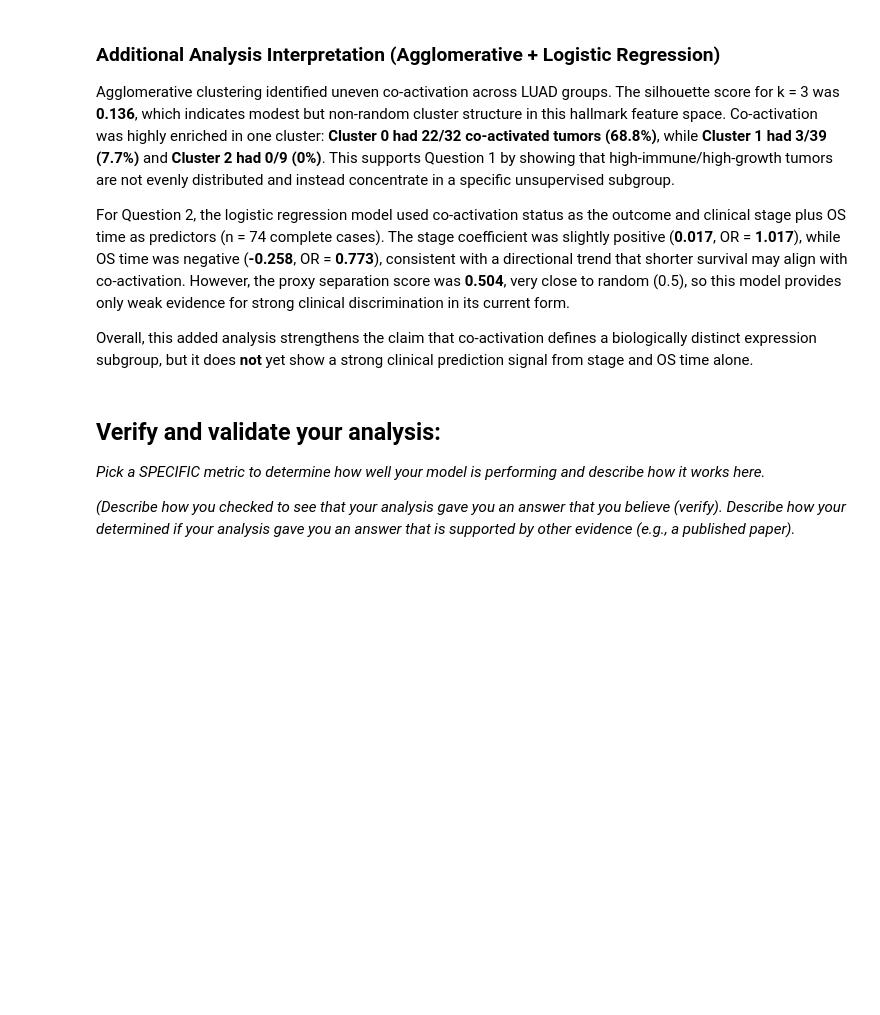
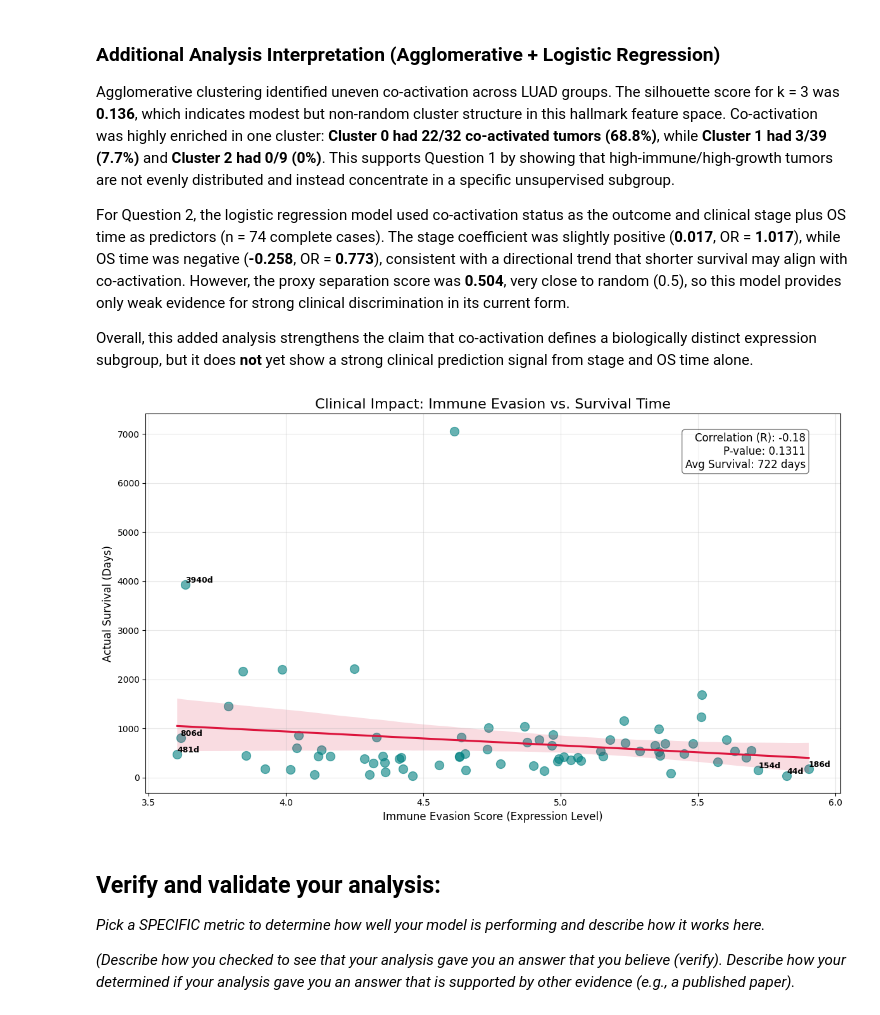
Before and after one commit to xxy8nq/Module-4-Cancer, a Jupyter notebook: code/Module 4-Sullivan-Janousek.ipynb, the cells around one changed output. Drawn from its saved outputs; the diff is of its cells as text; code cells hidden in the pictures; blank space fills up the shorter version.

```diff
--- a/code/Module 4-Sullivan-Janousek.ipynb
+++ b/code/Module 4-Sullivan-Janousek.ipynb
@@ -621,6 +710,93 @@ Agglomerative clustering identified uneven co-activation across LUAD groups. The
 For Question 2, the logistic regression model used co-activation status as the outcome and clinical stage plus OS time as predictors (n = 74 complete cases). The stage coefficient was slightly positive (**0.017**, OR = **1.017**), while OS time was negative (**-0.258**, OR = **0.773**), consistent with a directional trend that shorter survival may align with co-activation. However, the proxy separation score was **0.504**, very close to random (0.5), so this model provides only weak evidence for strong clinical discrimination in its current form.
 
 Overall, this added analysis strengthens the claim that co-activation defines a biologically distinct expression subgroup, but it does **not** yet show a strong clinical prediction signal from stage and OS time alone.
+# %%
+import pandas as pd
+import numpy as np
+import matplotlib.pyplot as plt
+import seaborn as sns
+from pathlib import Path
+from scipy import stats
+
+# 1. DATA PREP
+repo_root = Path.cwd() if (Path.cwd() / "data").exists() else Path.cwd().parent
+data_dir = repo_root / "data"
+
+expr_df = pd.read_csv(data_dir / "TRAINING_SET_GSE62944_subsample_log2TPM.csv", index_col=0)
+meta_df = pd.read_csv(data_dir / "TRAINING_SET_GSE62944_metadata.csv", index_col=0)
+
+# Filter for LUAD
+luad_samples = meta_df[meta_df["cancer_type"] == "LUAD"].index.intersection(expr_df.columns)
+df = expr_df[luad_samples].T
+metadata = meta_df.loc[luad_samples]
+
+# 2. CALCULATE IMMUNE EVASION SCORE (25 genes)
+immune_genes = [
+    "ZAP70", "B2M", "STAT1", "IDO1", "PRKCB", "TRAF6", "CBLB", "CBL", "LAG3", "PTPN6",
+    "HLA-B", "IFNGR1", "LCK", "CD86", "STAT3", "CD80", "CD274", "CTLA4", "HAVCR2", "VAV1",
+    "JAK1", "HLA-A", "PDCD1", "JAK2", "IL6",
+]
+df["Immune_Score"] = df[df.columns.intersection(immune_genes)].mean(axis=1)
+
+# Ensure OS.time is numeric
+df["Survival_Days"] = pd.to_numeric(metadata["OS.time"], errors="coerce")
+df = df.dropna(subset=["Survival_Days", "Immune_Score"])
+
+# 3. CALCULATE CORRELATION
+slope, intercept, r_value, p_value, std_err = stats.linregress(df["Immune_Score"], df["Survival_Days"])
+
+# 4. PLOT
+plt.figure(figsize=(12, 7))
+
+sns.regplot(
+    data=df,
+    x="Immune_Score",
+    y="Survival_Days",
+    scatter_kws={"alpha": 0.6, "s": 100, "color": "teal"},
+    line_kws={"color": "crimson", "label": f"Trend: {slope:.1f} days / unit"},
+)
+
+# Add data labels for the most extreme immune-evasion cases
+top_evasion = df.nlargest(3, "Immune_Score")
+low_evasion = df.nsmallest(3, "Immune_Score")
+
+for i, row in pd.concat([top_evasion, low_evasion]).iterrows():
+    plt.text(
+        row["Immune_Score"],
+        row["Survival_Days"],
+        f"{int(row['Survival_Days'])}d",
+        fontsize=9,
+        fontweight="bold",
+        verticalalignment="bottom",
+    )
+
+# 5. ANNOTATE WITH SUMMARY STATISTICS
+plt.title("Clinical Impact: Immune Evasion vs. Survival Time", fontsize=16)
+plt.xlabel("Immune Evasion Score (Expression Level)", fontsize=12)
+plt.ylabel("Actual Survival (Days)", fontsize=12)
+
+stats_text = (
+    f"Correlation (R): {r_value:.2f}\n"
+    f"P-value: {p_value:.4f}\n"
+    f"Avg Survival: {df['Survival_Days'].mean():.0f} days"
+)
+
+plt.gca().text(
+    0.95,
+    0.95,
+    stats_text,
+    transform=plt.gca().transAxes,
+    fontsize=12,
+    verticalalignment="top",
+    horizontalalignment="right",
+    bbox=dict(boxstyle="round", facecolor="white", alpha=0.5),
+)
+
+plt.grid(alpha=0.3)
+plt.tight_layout()
+plt.show()
+# %% [output]
+[figure, added]
 # %% [markdown]
 ## Verify and validate your analysis:
 *Pick a SPECIFIC metric to determine how well your model is performing and describe how it works here.*
```
Also changed, not shown: parts of 4 cells of this notebook.
